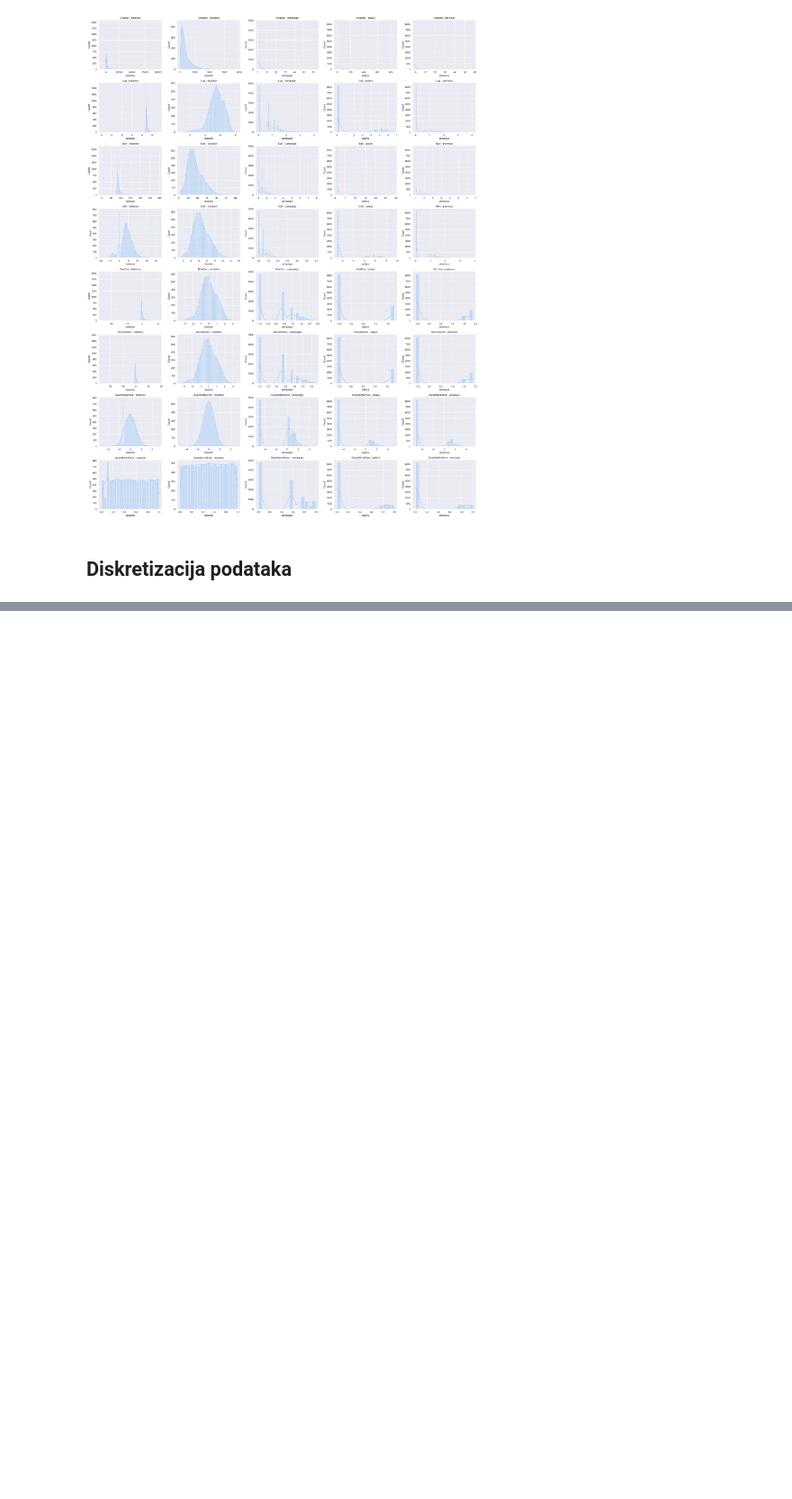
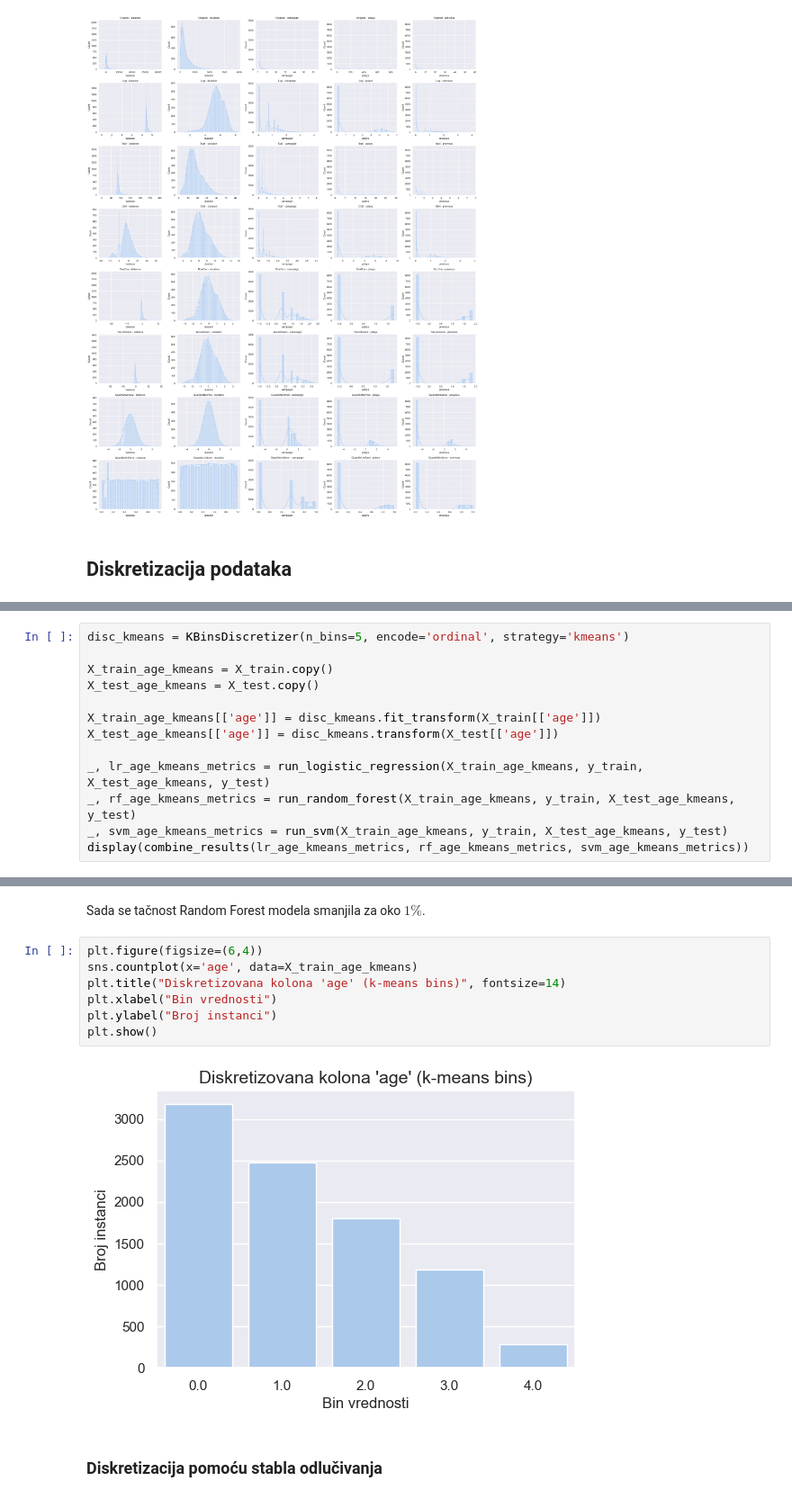
Before and after one commit to paunovicjovan/data-preprocessing-for-ml-1, a Jupyter notebook: Prakticni deo/Transformacija podataka.ipynb, the cells around one changed output, grey strips where cells are left out. Shown at 90% size. Drawn from its saved outputs; the diff is of its cells as text; blank space fills up the shorter version.

```diff
--- a/Prakticni deo/Transformacija podataka.ipynb
+++ b/Prakticni deo/Transformacija podataka.ipynb
@@ -921,0 +991,13 @@ plt.show()
+# %%
+disc_kmeans = KBinsDiscretizer(n_bins=5, encode='ordinal', strategy='kmeans')
+
+X_train_age_kmeans = X_train.copy()
+X_test_age_kmeans = X_test.copy()
+
+X_train_age_kmeans[['age']] = disc_kmeans.fit_transform(X_train[['age']])
+X_test_age_kmeans[['age']] = disc_kmeans.transform(X_test[['age']])
+
+_, lr_age_kmeans_metrics = run_logistic_regression(X_train_age_kmeans, y_train, X_test_age_kmeans, y_test)
+_, rf_age_kmeans_metrics = run_random_forest(X_train_age_kmeans, y_train, X_test_age_kmeans, y_test)
+_, svm_age_kmeans_metrics = run_svm(X_train_age_kmeans, y_train, X_test_age_kmeans, y_test)
+display(combine_results(lr_age_kmeans_metrics, rf_age_kmeans_metrics, svm_age_kmeans_metrics))
@@ -921,0 +1010,13 @@ plt.show()
+# %% [markdown]
+Sada se tačnost Random Forest modela smanjila za oko $1\%$.
+# %%
+plt.figure(figsize=(6,4))
+sns.countplot(x='age', data=X_train_age_kmeans)
+plt.title("Diskretizovana kolona 'age' (k-means bins)", fontsize=14)
+plt.xlabel("Bin vrednosti")
+plt.ylabel("Broj instanci")
+plt.show()
+# %% [output]
+[figure, added]
+# %% [markdown]
+### Diskretizacija pomoću stabla odlučivanja
```
Also changed, not shown: parts of 24 cells of this notebook, 2 other files.
